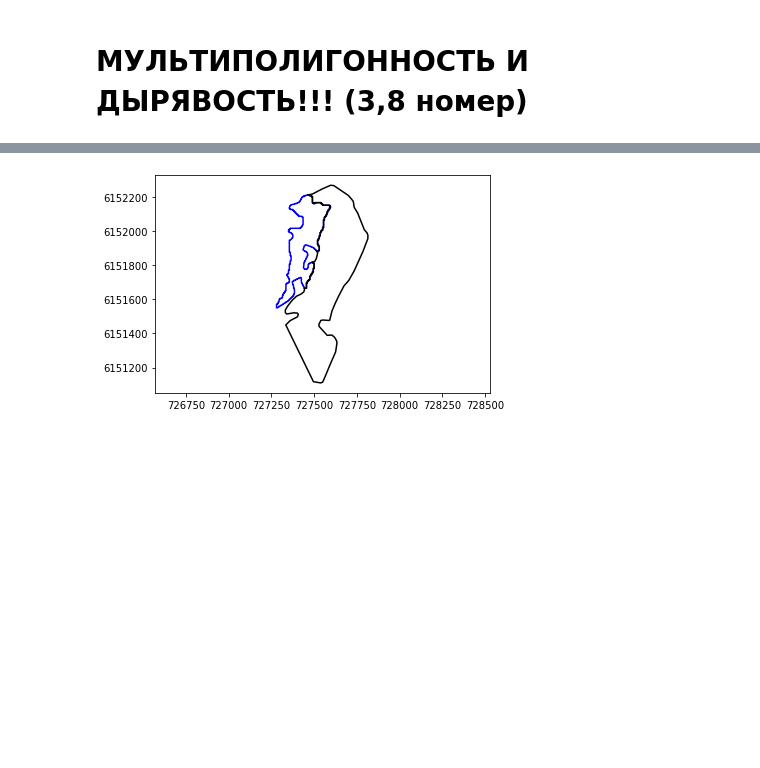
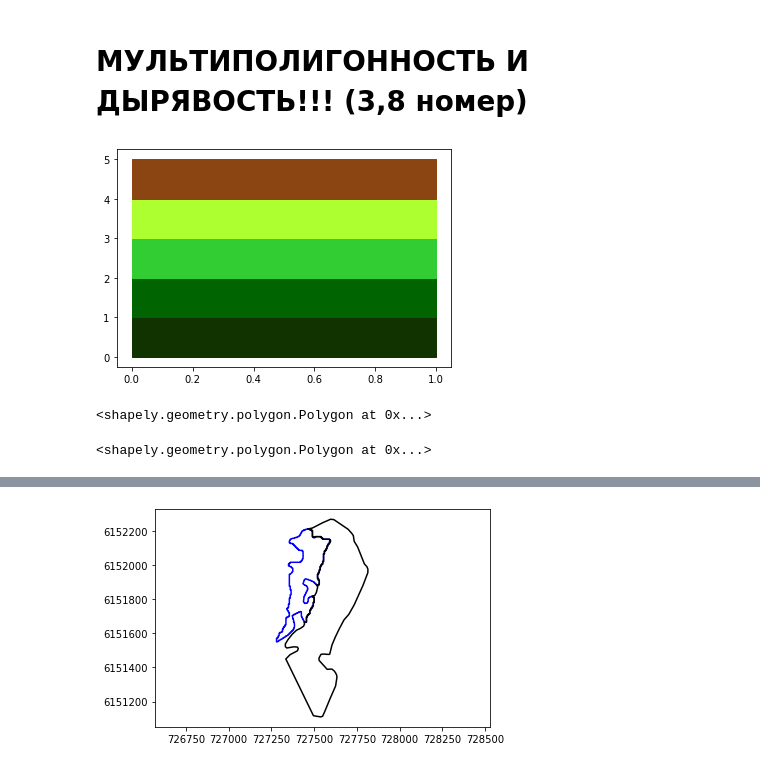
Before and after one commit to sserg-r/PIKVNZ, a Jupyter notebook: testing.ipynb, the cells around one changed output, grey strips where cells are left out. Drawn from its saved outputs; the diff is of its cells as text; code cells hidden in the pictures; blank space fills up the shorter version.

```diff
--- a/testing.ipynb
+++ b/testing.ipynb
@@ -294,3 +535,16 @@ def rr(nm=(0,len(segment_items)-1,1)):
 interactive(children=(IntSlider(value=6, description='nm', max=13), Output()), _dom_classes=('widget-interact'…
 # %% [markdown]
 # МУЛЬТИПОЛИГОННОСТЬ И ДЫРЯВОСТЬ!!! (3,8 номер)
+# %%
+colr={ 0:'#8B4513',\
+        1: '#ADFF2F',\
+        2: '#32CD32',\
+        3: '#006400',\
+        4: '#113300'}
+bx,by=np.array([[0,0,1,1,0],[0,1,1,0,0]])
+
+for ind in range(5):
+    plt.fill(bx,by+ind,color=colr[4-ind])
+#     plt.fill(bx,by+1,color=colr[1])
+# %% [output]
+[figure, added]
@@ -296,0 +555,8 @@ interactive(children=(IntSlider(value=6, description='nm', max=13), Output()), _
+# %%
+shape(vectorized_items[5]['classed_geojson'][0]['geometry'])
+# %% [output]
+<shapely.geometry.polygon.Polygon at 0x...>
+# %%
+shape(polygs[40]['geometry'])
+# %% [output]
+<shapely.geometry.polygon.Polygon at 0x...>
```
Also changed, not shown: parts of 45 cells of this notebook, 1 other file.
